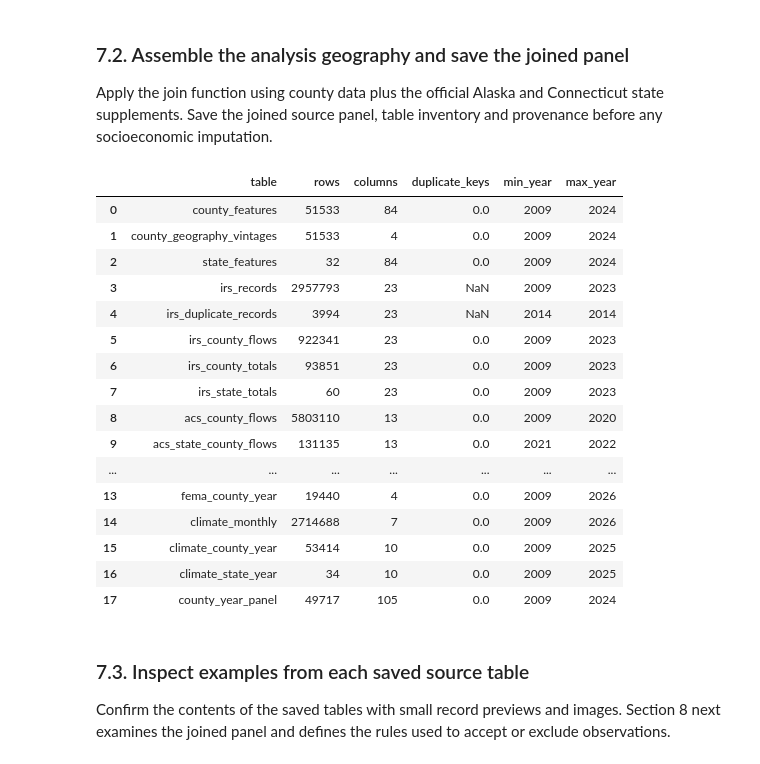
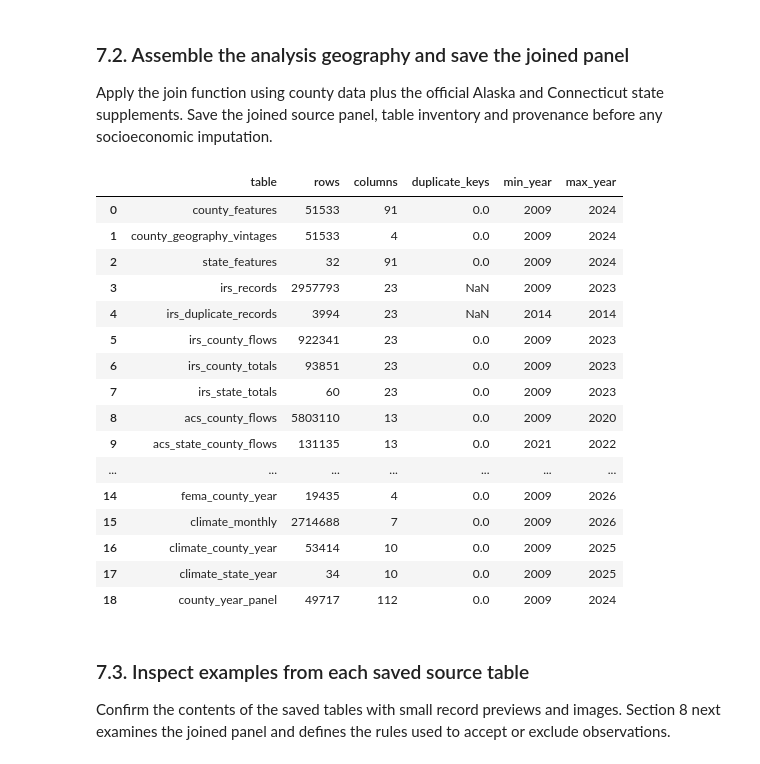
Before and after one commit to Kaxlow/us-migration, a Jupyter notebook: notebooks/01_data_cleaning.ipynb, the cells around one changed output. Drawn from its saved outputs; the diff is of its cells as text; code cells hidden in the pictures.

```diff
--- a/notebooks/01_data_cleaning.ipynb
+++ b/notebooks/01_data_cleaning.ipynb
@@ -199,5 +231,7 @@ def clean_acs(path,year):
     raw=api_frame(path)
     frame=acs_identifiers(raw,year)
     frame=acs_estimates(raw,frame)
+    from us_migration.historical_acs import restore_historical
+    frame=restore_historical(frame,year,'counties' if 'county' in raw else 'states')
     return acs_percentages(frame)
 # %% [markdown]
@@ -1209,0 +1272,35 @@ Unresolved area rows retained for review: 1609
+# %%
+def deduplicate_fema_events(mapped):
+    """One local exposure per official incident ID, regardless of declaration number."""
+    frame=mapped.copy()
+    incident=frame['incidentId'].astype('string').str.strip()
+    valid=incident.notna() & ~incident.str.lower().isin(['','0','none','nan','null','<na>'])
+    frame['event_id']=('incident:'+incident).where(valid,'declaration:'+frame.disasterNumber.astype(str))
+    frame['event_key_method']=np.where(valid,'official_incident_id','declaration_fallback')
+    # A declaration must not identify two distinct incidents.
+    if frame.groupby('disasterNumber').event_id.nunique().gt(1).any():
+        raise ValueError('Conflicting incident IDs for a declaration')
+    events=frame.groupby(['county_fips','event_id'],as_index=False).agg(
+        incidentBeginDate=('incidentBeginDate','min'),
+        incidentEndDate=('incidentEndDate','max'),
+        incidentType=('incidentType',lambda s:'; '.join(sorted(set(s.dropna().astype(str))))),
+        declaration_numbers=('disasterNumber',lambda s:'; '.join(sorted(set(s.astype(str))))),
+        declaration_count=('disasterNumber','nunique'),source_record_count=('id','nunique'),
+        event_key_method=('event_key_method','first'))
+    events['year']=events.incidentBeginDate.dt.year.astype('int64')
+    return events
+# %%
+events=deduplicate_fema_events(mapped)
+save_table('fema_county_events',events,['county_fips','event_id'])
+annual_fema=events.groupby(KEYS,as_index=False).agg(declarations=('event_id','nunique'),incident_types=('incidentType','nunique'))
+type_counts=events.assign(incidentType=events.incidentType.str.split('; ')).explode('incidentType').groupby(KEYS).incidentType.nunique()
+annual_fema['incident_types']=annual_fema.set_index(KEYS).index.map(type_counts)
+event_audit=events.loc[events.declaration_count.gt(1)]
+event_audit.to_csv(TABLES/'fema_event_deduplication.csv',index=False)
+print('Multiple-declaration county events:',len(event_audit))
+assert annual_fema[['declarations','incident_types']].ge(0).all().all()
+assert not annual_fema.duplicated(KEYS).any()
+save_table('fema_county_year',annual_fema,KEYS)
+display(mapped.groupby('mapping_method').agg(source_rows=('id','nunique'),mapped_rows=('id','size')))
+print('Unresolved area rows retained for review:',len(unmapped))
+examples=pd.concat([mapped.loc[mapped.mapping_method.eq('statewide_expansion')].head(3),mapped.loc[mapped.mapping_method.eq('tribal_2020_land_overlap')].head(3)])
@@ -1535,18 +1642,19 @@ Apply the join function using county data plus the official Alaska and Connectic
 # %%
 analysis_features=pd.concat([acs.loc[~acs.county_fips.str[:2].isin(STATE_UNITS)],states],ignore_index=True)
 analysis_irs=pd.concat([irs,state_totals],ignore_index=True)
 analysis_climate=pd.concat([climate.loc[~climate.county_fips.str[:2].isin(STATE_UNITS)],state_climate],ignore_index=True)
 fema_complete_through=int(catalog['fema/declarations']['retrieved_at'][:4])-1
 panel=build_panel(analysis_features,analysis_irs,annual_fema,analysis_climate,fema_complete_through)
 save_table('county_year_panel',panel,KEYS)
 pd.DataFrame(inventory).to_csv(DATA/'table_inventory.csv',index=False)
+provenance.extend(record for key,record in catalog.items() if key.startswith('acs_historical/') and START_YEAR<=int(key.split('/')[1])<=END_YEAR)
 (DATA/'provenance.json').write_text(json.dumps({'start':START_YEAR,'end':END_YEAR,'inputs':provenance},indent=2))
 display(pd.DataFrame(inventory))
 # %% [output]
 |  | table | rows | columns | duplicate_keys | min_year | max_year |
-| 0 | county_features | 51533 | 84 | 0.0 | 2009 | 2024 |
+| 0 | county_features | 51533 | 91 | 0.0 | 2009 | 2024 |
 | 1 | county_geography_vintages | 51533 | 4 | 0.0 | 2009 | 2024 |
-| 2 | state_features | 32 | 84 | 0.0 | 2009 | 2024 |
+| 2 | state_features | 32 | 91 | 0.0 | 2009 | 2024 |
 | 3 | irs_records | 2957793 | 23 | NaN | 2009 | 2023 |
 | 4 | irs_duplicate_records | 3994 | 23 | NaN | 2014 | 2014 |
 | 5 | irs_county_flows | 922341 | 23 | 0.0 | 2009 | 2023 |
@@ -1555,11 +1663,11 @@ display(pd.DataFrame(inventory))
 | 8 | acs_county_flows | 5803110 | 13 | 0.0 | 2009 | 2020 |
 | 9 | acs_state_county_flows | 131135 | 13 | 0.0 | 2021 | 2022 |
 | ... | ... | ... | ... | ... | ... | ... |
-| 13 | fema_county_year | 19440 | 4 | 0.0 | 2009 | 2026 |
-| 14 | climate_monthly | 2714688 | 7 | 0.0 | 2009 | 2026 |
-| 15 | climate_county_year | 53414 | 10 | 0.0 | 2009 | 2025 |
-| 16 | climate_state_year | 34 | 10 | 0.0 | 2009 | 2025 |
-| 17 | county_year_panel | 49717 | 105 | 0.0 | 2009 | 2024 |
+| 14 | fema_county_year | 19435 | 4 | 0.0 | 2009 | 2026 |
+| 15 | climate_monthly | 2714688 | 7 | 0.0 | 2009 | 2026 |
+| 16 | climate_county_year | 53414 | 10 | 0.0 | 2009 | 2025 |
+| 17 | climate_state_year | 34 | 10 | 0.0 | 2009 | 2025 |
+| 18 | county_year_panel | 49717 | 112 | 0.0 | 2009 | 2024 |
 # %% [markdown]
 ### 7.3. Inspect examples from each saved source table
 
```
Also changed, not shown: parts of 35 cells of this notebook, 38 other files.
